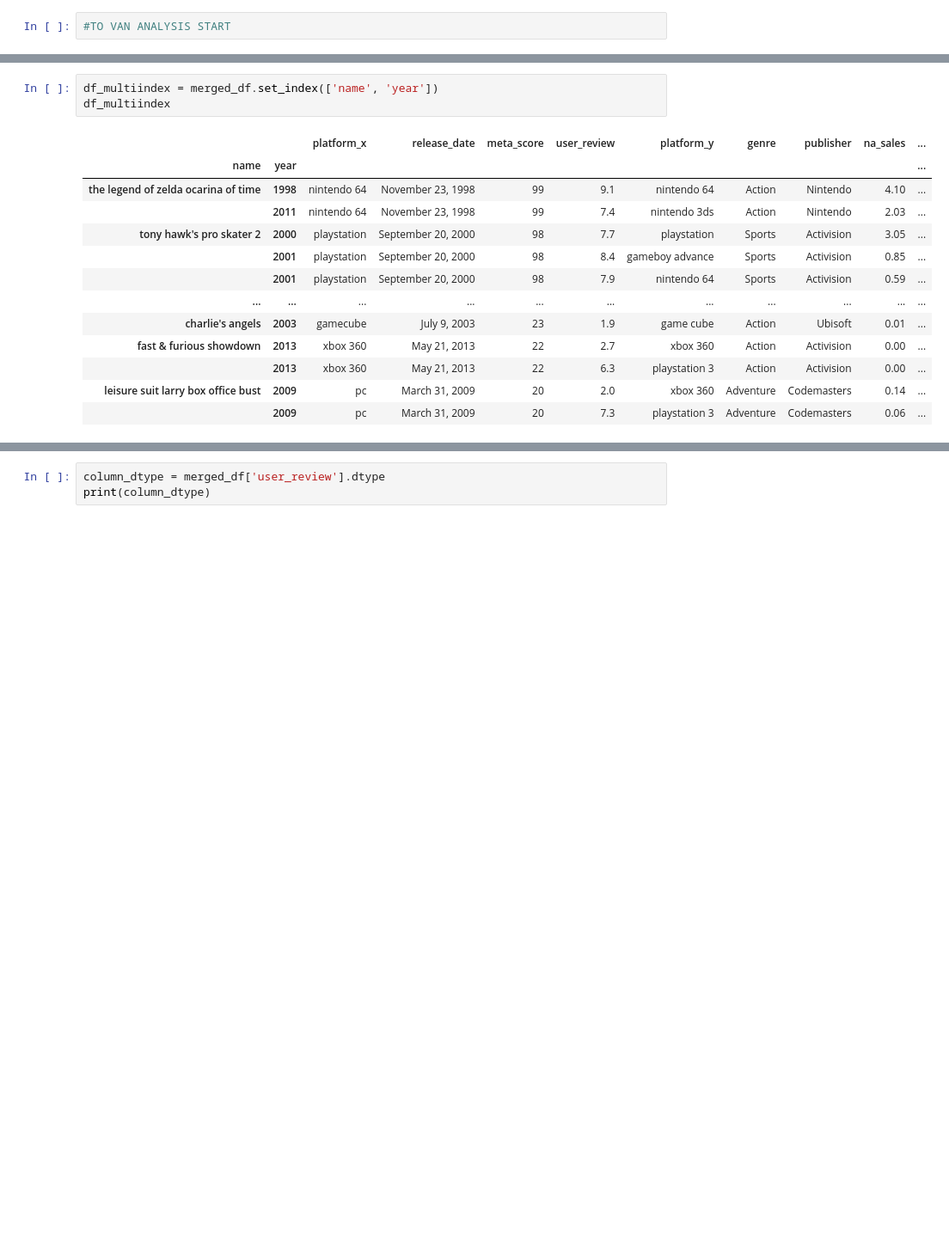
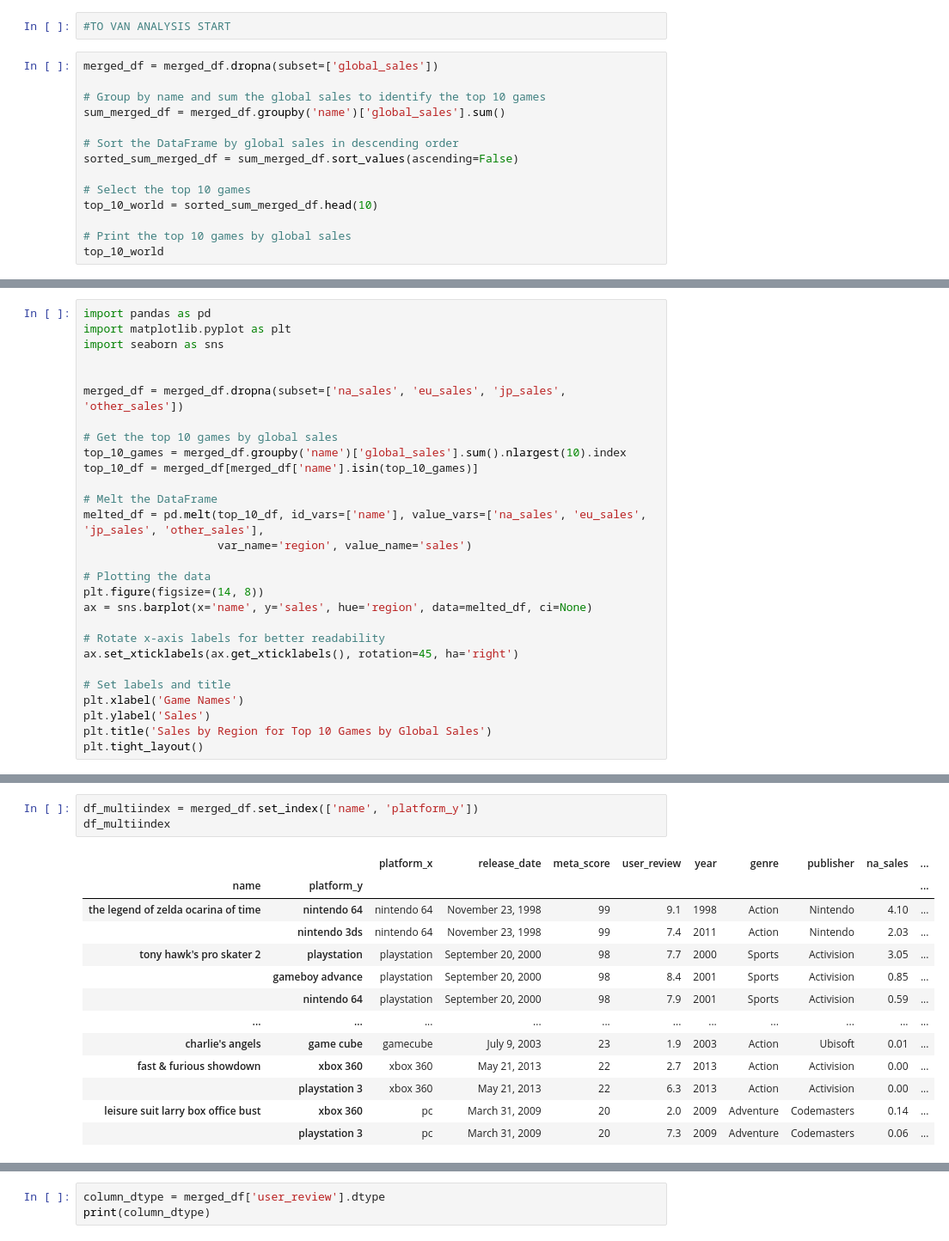
Before and after one commit to philippe2023/video_game_analysis, a Jupyter notebook: notebooks/tovan_analysis_sales.ipynb, the cells around one changed output, grey strips where cells are left out. Shown at 86% size. Cells and saved outputs as stored; diff of their text form; blank space fills up the shorter version.

```diff
--- a/notebooks/tovan_analysis_sales.ipynb
+++ b/notebooks/tovan_analysis_sales.ipynb
@@ -440,2 +458,16 @@ sorted_merged_df
 # %%
 #TO VAN ANALYSIS START
+# %%
+merged_df = merged_df.dropna(subset=['global_sales'])
+
+# Group by name and sum the global sales to identify the top 10 games
+sum_merged_df = merged_df.groupby('name')['global_sales'].sum()
+
+# Sort the DataFrame by global sales in descending order
+sorted_sum_merged_df = sum_merged_df.sort_values(ascending=False)
+
+# Select the top 10 games
+top_10_world = sorted_sum_merged_df.head(10)
+
+# Print the top 10 games by global sales
+top_10_world
@@ -540,0 +1230,28 @@ sorted_sum_merged_df.head(20)
+# %%
+import pandas as pd
+import matplotlib.pyplot as plt
+import seaborn as sns
+
+
+merged_df = merged_df.dropna(subset=['na_sales', 'eu_sales', 'jp_sales', 'other_sales'])
+
+# Get the top 10 games by global sales
+top_10_games = merged_df.groupby('name')['global_sales'].sum().nlargest(10).index
+top_10_df = merged_df[merged_df['name'].isin(top_10_games)]
+
+# Melt the DataFrame
+melted_df = pd.melt(top_10_df, id_vars=['name'], value_vars=['na_sales', 'eu_sales', 'jp_sales', 'other_sales'],
+                    var_name='region', value_name='sales')
+
+# Plotting the data
+plt.figure(figsize=(14, 8))
+ax = sns.barplot(x='name', y='sales', hue='region', data=melted_df, ci=None)
+
+# Rotate x-axis labels for better readability
+ax.set_xticklabels(ax.get_xticklabels(), rotation=45, ha='right')
+
+# Set labels and title
+plt.xlabel('Game Names')
+plt.ylabel('Sales')
+plt.title('Sales by Region for Top 10 Games by Global Sales')
+plt.tight_layout()
@@ -541,20 +1263,20 @@ sorted_sum_merged_df.head(20)
 # %%
-df_multiindex = merged_df.set_index(['name', 'year'])
+df_multiindex = merged_df.set_index(['name', 'platform_y'])
 df_multiindex
 # %% [output]
-|  |  | platform_x | release_date | meta_score | user_review | platform_y | genre | publisher | na_sales | ... |
-| name | year |  |  |  |  |  |  |  |  | ... |
-| the legend of zelda ocarina of time | 1998 | nintendo 64 | November 23, 1998 | 99 | 9.1 | nintendo 64 | Action | Nintendo | 4.10 | ... |
-|  | 2011 | nintendo 64 | November 23, 1998 | 99 | 7.4 | nintendo 3ds | Action | Nintendo | 2.03 | ... |
-| tony hawk's pro skater 2 | 2000 | playstation | September 20, 2000 | 98 | 7.7 | playstation | Sports | Activision | 3.05 | ... |
-|  | 2001 | playstation | September 20, 2000 | 98 | 8.4 | gameboy advance | Sports | Activision | 0.85 | ... |
-|  | 2001 | playstation | September 20, 2000 | 98 | 7.9 | nintendo 64 | Sports | Activision | 0.59 | ... |
+|  |  | platform_x | release_date | meta_score | user_review | year | genre | publisher | na_sales | ... |
+| name | platform_y |  |  |  |  |  |  |  |  | ... |
+| the legend of zelda ocarina of time | nintendo 64 | nintendo 64 | November 23, 1998 | 99 | 9.1 | 1998 | Action | Nintendo | 4.10 | ... |
+|  | nintendo 3ds | nintendo 64 | November 23, 1998 | 99 | 7.4 | 2011 | Action | Nintendo | 2.03 | ... |
+| tony hawk's pro skater 2 | playstation | playstation | September 20, 2000 | 98 | 7.7 | 2000 | Sports | Activision | 3.05 | ... |
+|  | gameboy advance | playstation | September 20, 2000 | 98 | 8.4 | 2001 | Sports | Activision | 0.85 | ... |
+|  | nintendo 64 | playstation | September 20, 2000 | 98 | 7.9 | 2001 | Sports | Activision | 0.59 | ... |
 | ... | ... | ... | ... | ... | ... | ... | ... | ... | ... | ... |
-| charlie's angels | 2003 | gamecube | July 9, 2003 | 23 | 1.9 | game cube | Action | Ubisoft | 0.01 | ... |
-| fast & furious showdown | 2013 | xbox 360 | May 21, 2013 | 22 | 2.7 | xbox 360 | Action | Activision | 0.00 | ... |
-|  | 2013 | xbox 360 | May 21, 2013 | 22 | 6.3 | playstation 3 | Action | Activision | 0.00 | ... |
-| leisure suit larry box office bust | 2009 | pc | March 31, 2009 | 20 | 2.0 | xbox 360 | Adventure | Codemasters | 0.14 | ... |
-|  | 2009 | pc | March 31, 2009 | 20 | 7.3 | playstation 3 | Adventure | Codemasters | 0.06 | ... |
+| charlie's angels | game cube | gamecube | July 9, 2003 | 23 | 1.9 | 2003 | Action | Ubisoft | 0.01 | ... |
+| fast & furious showdown | xbox 360 | xbox 360 | May 21, 2013 | 22 | 2.7 | 2013 | Action | Activision | 0.00 | ... |
+|  | playstation 3 | xbox 360 | May 21, 2013 | 22 | 6.3 | 2013 | Action | Activision | 0.00 | ... |
+| leisure suit larry box office bust | xbox 360 | pc | March 31, 2009 | 20 | 2.0 | 2009 | Adventure | Codemasters | 0.14 | ... |
+|  | playstation 3 | pc | March 31, 2009 | 20 | 7.3 | 2009 | Adventure | Codemasters | 0.06 | ... |
 18196 rows × 12 columns
 # %%
 column_dtype = merged_df['user_review'].dtype
```
Also changed, not shown: parts of 52 cells of this notebook.
